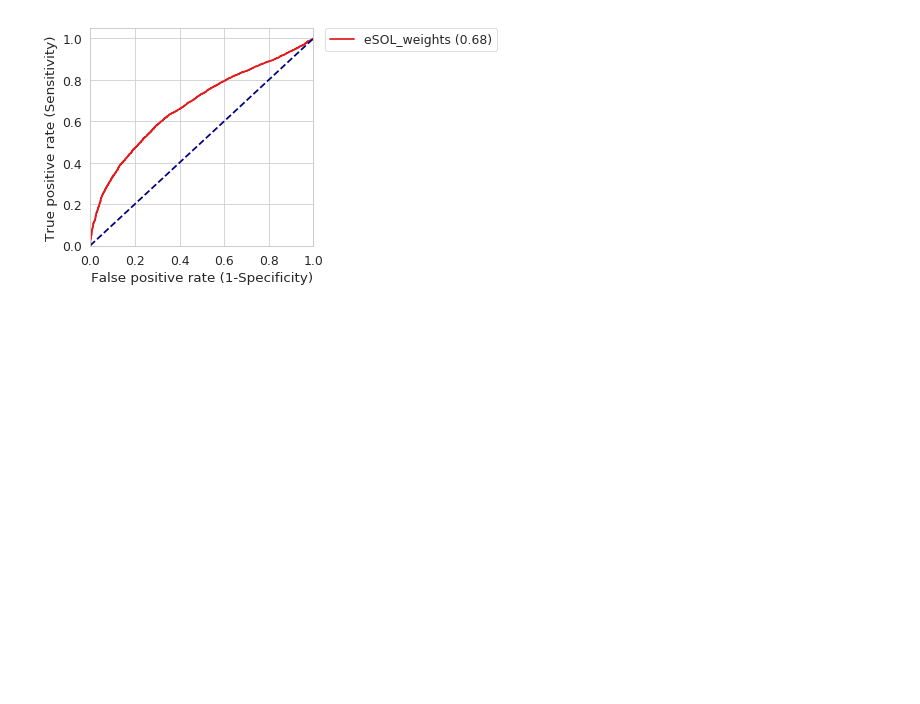
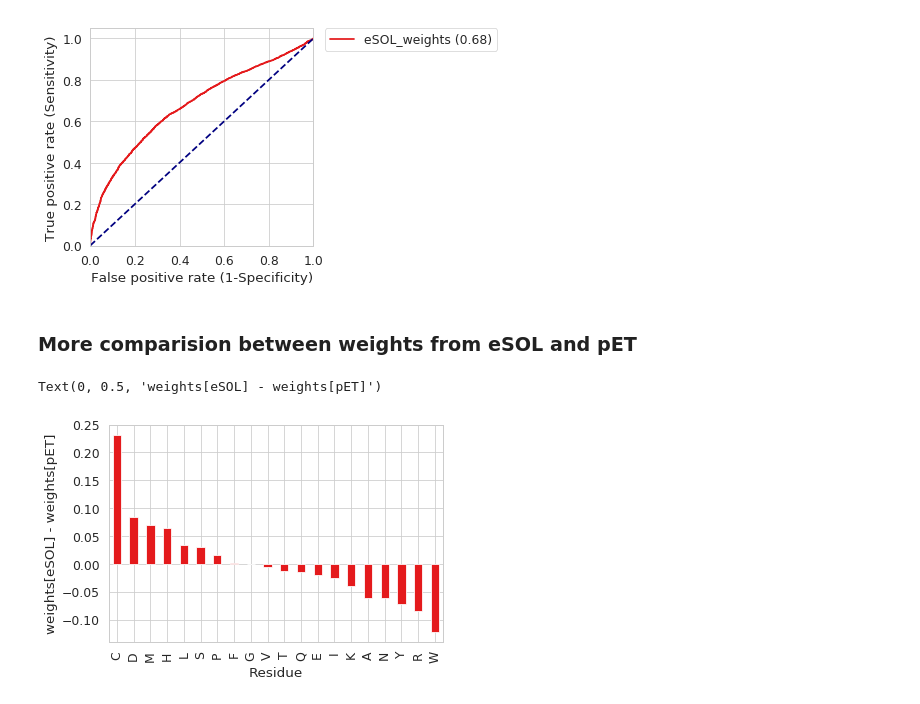
Before and after one commit to Gardner-BinfLab/SoDoPE_paper_2020, a Jupyter notebook: Cross_validation/Optimisation_based_on_eSOL.ipynb, the cells around one changed output. Cells and saved outputs as stored; diff of their text form; code cells hidden in the pictures; blank space fills up the shorter version.

```diff
--- a/Cross_validation/Optimisation_based_on_eSOL.ipynb
+++ b/Cross_validation/Optimisation_based_on_eSOL.ipynb
@@ -136,3 +136,16 @@ labels = pET.Solubility.values
 functions.make_roc(df=roc_df, labels=labels )
 # %% [output]
 [figure]
+# %% [markdown]
+### More comparision between weights from eSOL and pET
+# %%
+weights_df['Delta'] = weights_df['Optimisation on eSOL'] - weights_df['Optimisation on pET']
+# %%
+
+ax = weights_df['Delta'].sort_values(ascending=False).plot(kind='bar')
+ax.set_xticklabels(weights_df.sort_values(by="Delta", ascending=False)['Amino acids'].values)
+ax.set_xlabel("Residue")
+ax.set_ylabel("weights[eSOL] - weights[pET]")
+# %% [output]
+Text(0, 0.5, 'weights[eSOL] - weights[pET]')
+[figure, added]
```
Also changed, not shown: parts of 1 cell of this notebook.
